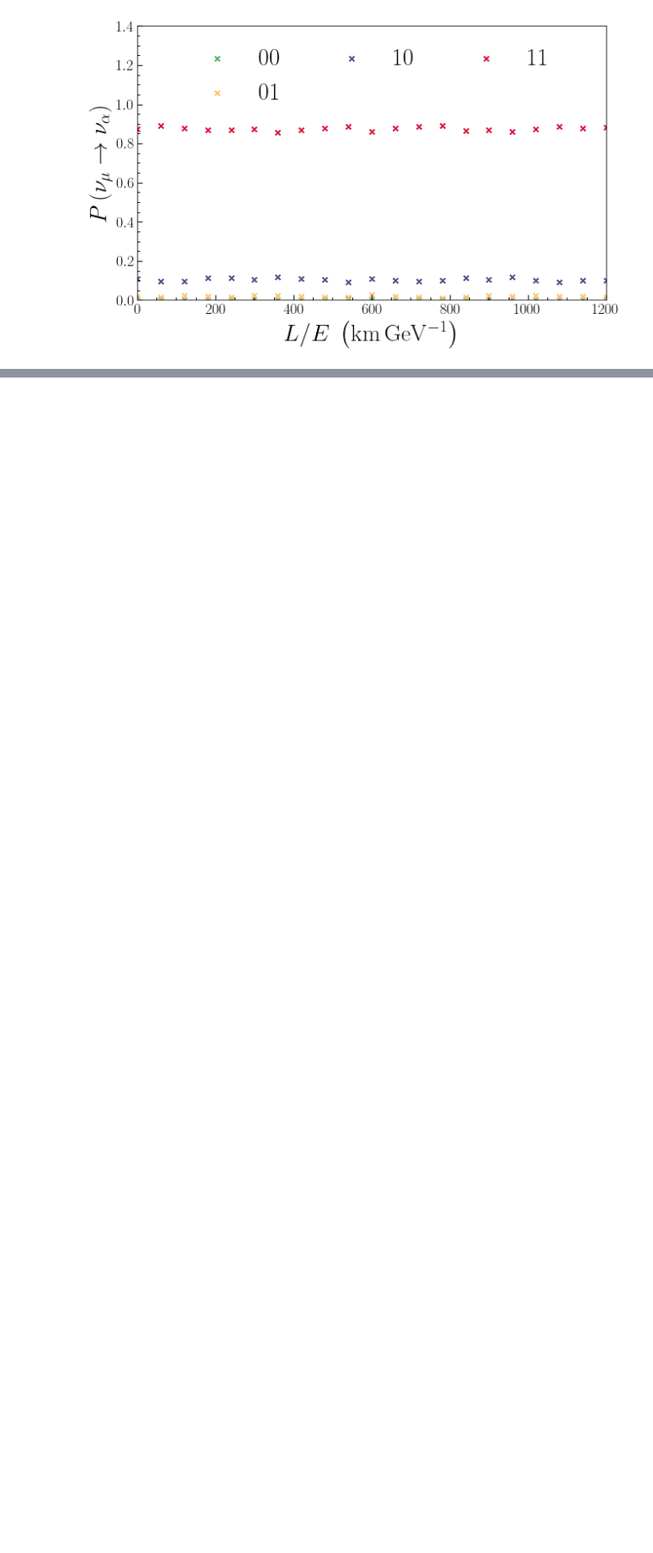
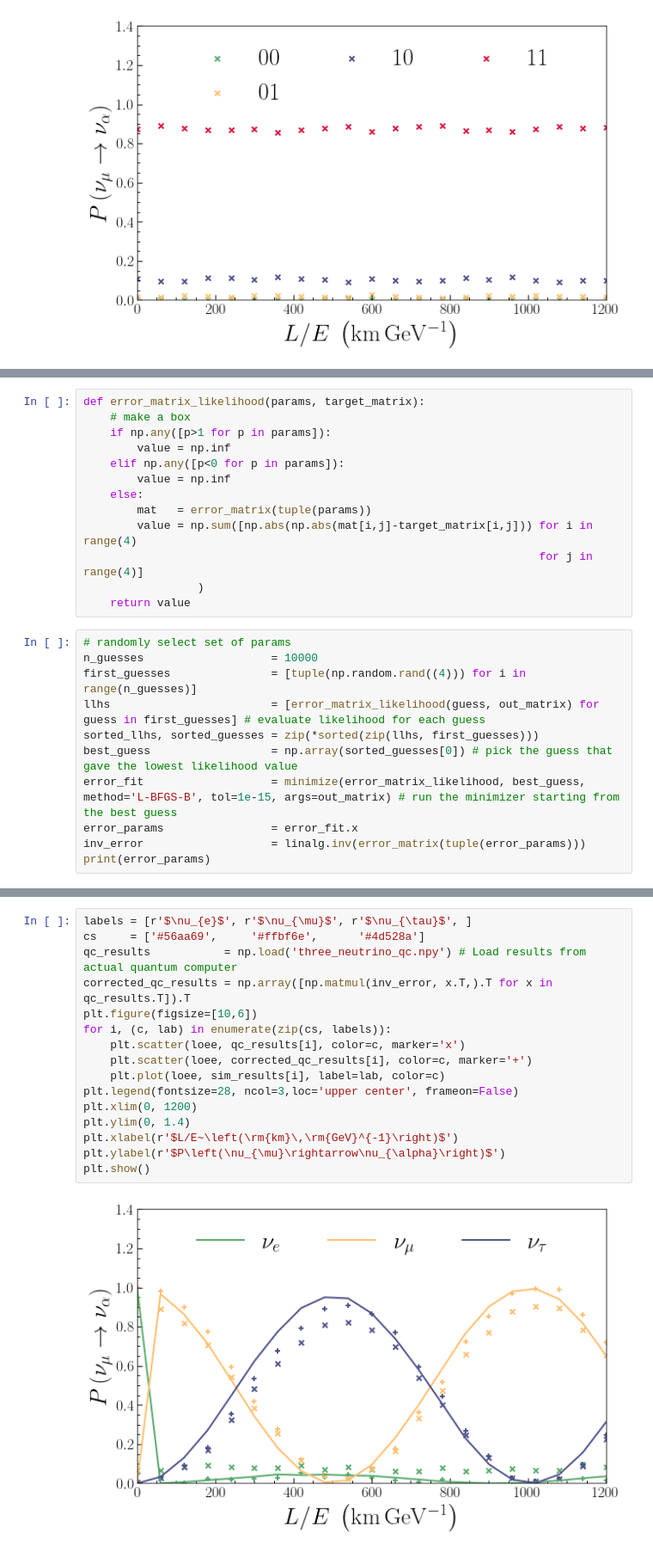
Before and after one commit to jlazar17/qc_exploration, a Jupyter notebook: error_studies.ipynb, the cells around one changed output, grey strips where cells are left out. Shown: that part at 86% size. Drawn from its saved outputs; the diff is of its cells as text; blank space fills up the shorter version.

```diff
--- a/error_studies.ipynb
+++ b/error_studies.ipynb
@@ -430,0 +476,24 @@ TypeError: 'axis' is an invalid keyword argument for print()
+# %%
+def error_matrix_likelihood(params, target_matrix):
+    # make a box
+    if np.any([p>1 for p in params]):
+        value = np.inf
+    elif np.any([p<0 for p in params]):
+        value = np.inf
+    else:
+        mat   = error_matrix(tuple(params))
+        value = np.sum([np.abs(np.abs(mat[i,j]-target_matrix[i,j])) for i in range(4)
+                                                                    for j in range(4)]
+                 )
+    return value
+# %%
+# randomly select set of params
+n_guesses                   = 10000
+first_guesses               = [tuple(np.random.rand((4))) for i in range(n_guesses)]
+llhs                        = [error_matrix_likelihood(guess, out_matrix) for guess in first_guesses] # evaluate likelihood for each guess
+sorted_llhs, sorted_guesses = zip(*sorted(zip(llhs, first_guesses)))
+best_guess                  = np.array(sorted_guesses[0]) # pick the guess that gave the lowest likelihood value
+error_fit                   = minimize(error_matrix_likelihood, best_guess, method='L-BFGS-B', tol=1e-15, args=out_matrix) # run the minimizer starting from the best guess
+error_params                = error_fit.x
+inv_error                   = linalg.inv(error_matrix(tuple(error_params)))
+print(error_params)
@@ -430,0 +502,18 @@ TypeError: 'axis' is an invalid keyword argument for print()
+# %%
+labels = [r'$\nu_{e}$', r'$\nu_{\mu}$', r'$\nu_{\tau}$', ]
+cs     = ['#56aa69',     '#ffbf6e',      '#4d528a']
+qc_results           = np.load('three_neutrino_qc.npy') # Load results from actual quantum computer
+corrected_qc_results = np.array([np.matmul(inv_error, x.T,).T for x in qc_results.T]).T
+plt.figure(figsize=[10,6])
+for i, (c, lab) in enumerate(zip(cs, labels)):
+    plt.scatter(loee, qc_results[i], color=c, marker='x')
+    plt.scatter(loee, corrected_qc_results[i], color=c, marker='+')
+    plt.plot(loee, sim_results[i], label=lab, color=c)
+plt.legend(fontsize=28, ncol=3,loc='upper center', frameon=False)
+plt.xlim(0, 1200)
+plt.ylim(0, 1.4)
+plt.xlabel(r'$L/E~\left(\rm{km}\,\rm{GeV}^{-1}\right)$')
+plt.ylabel(r'$P\left(\nu_{\mu}\rightarrow\nu_{\alpha}\right)$')
+plt.show()
+# %% [output]
+[figure, added]
```
Also changed, not shown: parts of 6 cells of this notebook, 1 other file.
